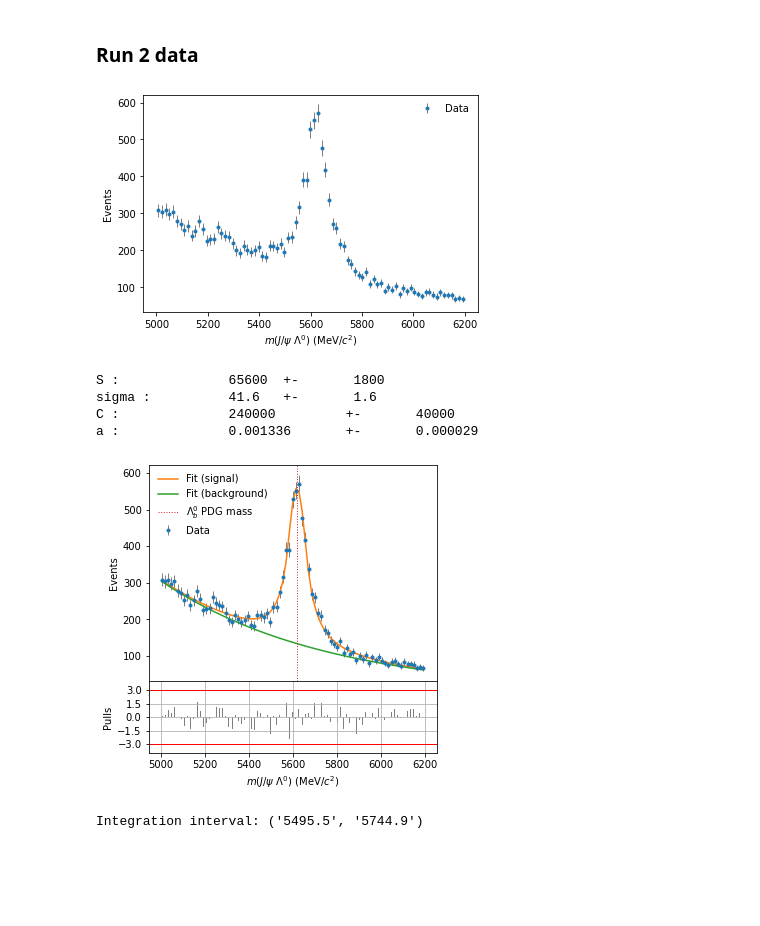
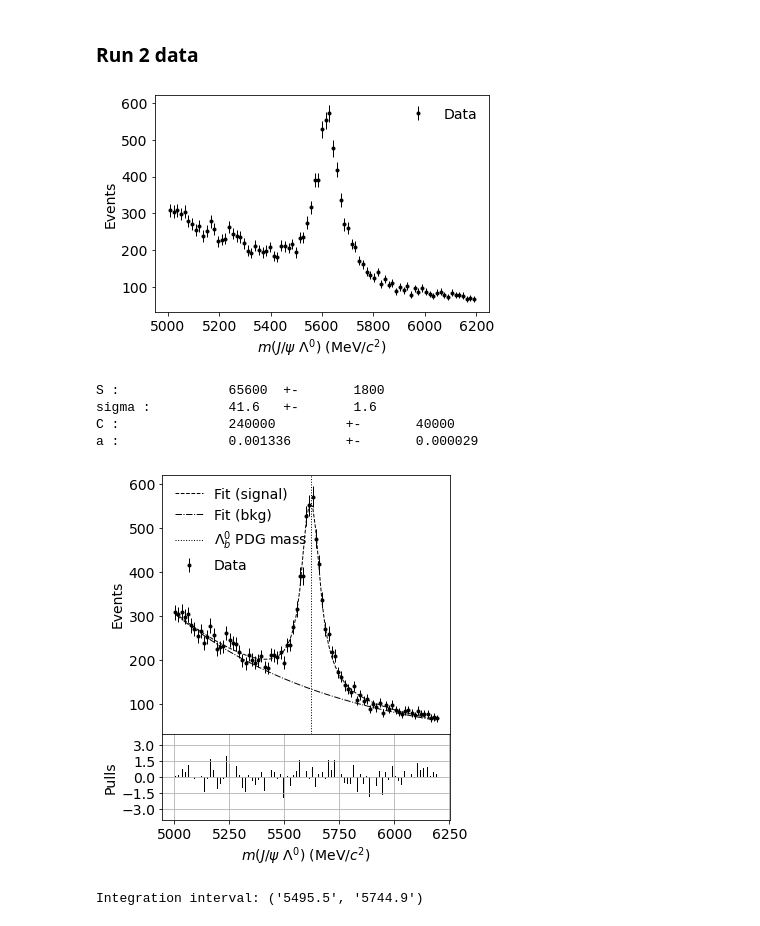
Before and after one commit to alatios/lb2jpsil_lambda-emdm-measurement, a Jupyter notebook: 03_invariant_mass_fits.ipynb, the cells around one changed output. Cells and saved outputs as stored; diff of their text form; code cells hidden in the pictures; blank space fills up the shorter version.

```diff
--- a/03_invariant_mass_fits.ipynb
+++ b/03_invariant_mass_fits.ipynb
@@ -19,7 +25,7 @@ show_titles = False
 show_grid = False
 
 ## Black and white?
-black_and_white = False
+black_and_white = True
 
 ## Drop event if DTF_FixJPsiLambda failed?
 dtf_success = True
@@ -849,7 +857,7 @@ if save_plots:
 
 plt.show()
 # %% [output]
-[figure, old version]
+[figure, new version]
 # %%
 ## This is the complete fit function, sum of:
 ## 1. A crystal_ball_double_norm with fixed parameters (to MC fit results) apart from normalization S.
@@ -923,7 +931,7 @@ else:
     lambda_pdg_color = 'tab:red'
 
 ## Invariant mas fit plot
-fig = plt.figure(figsize=(5, 5))
+fig = plt.figure(figsize=(5, 6))
 frame_fit = fig.add_axes((.1,.3,.8,.6))
 plt.errorbar(x=data_bin_midpoints,
              y=data_events,
@@ -941,39 +949,41 @@ plt.plot(data_bin_midpoints,
 plt.plot(data_bin_midpoints,
          fit_utils.exp(data_bin_midpoints, *data_param_best[2:]),
          color=fit_bkg_color, linestyle=fit_bkg_linestyle, linewidth=fit_bkg_line_width,
-         label='Fit (background)')
+         label='Fit (bkg)')
 plt.axvline(lambdab_pdg_mass, linestyle='dotted', color=lambda_pdg_color, linewidth=1, label='$\Lambda_b^0$ PDG mass')
 if show_grid:
     plt.grid()
 if show_titles:
     plt.title(inv_mass_variable_title + " distribution" + '\n(Run 2 data)')
+## Remove xticks from upper plot
+plt.gca().get_xaxis().set_ticks([])
 
 plt.xlabel("$m(J/\psi \Lambda)$ (MeV/$c^2$)")
 plt.ylabel('Events')
 plt.legend(loc='upper left', frameon=False)
 
 ## Pulls plot
 frame_pulls = fig.add_axes((.1,.1,.8,.2))
 plt.bar(x=data_bin_midpoints,
         height=(data_events - sig_bkg_fit_function(data_bin_midpoints, *data_param_best))/np.sqrt(data_events),
         width=4,
         color=pull_color)
 if not black_and_white:
     plt.axhline(3, color='red', linewidth=1)
     plt.axhline(-3, color='red', linewidth=1)
 plt.ylim((-4,4))
 plt.grid()
 plt.xlabel("$m(J/\psi~\Lambda^0)$ (MeV/$c^2$)")
 plt.ylabel("Pulls")
 plt.yticks([-3,-1.5,0,1.5,3])
 
 if save_plots:
     plt.savefig(plot_directory + plot_filename + '.pdf', bbox_inches='tight')
     plt.savefig(plot_directory + plot_filename + '.png', bbox_inches='tight', dpi=150)
 
 plt.show()
 # %% [output]
-[figure, old version]
+[figure, new version]
 # %%
 S, sigma, C, a = data_param_best
 
```
Also changed, not shown: parts of 7 cells of this notebook, 3 other files.
